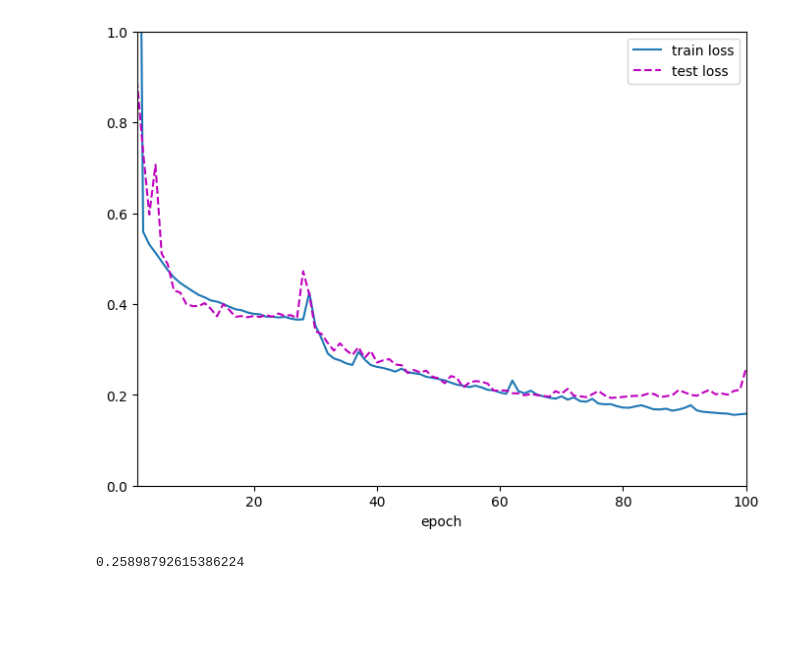
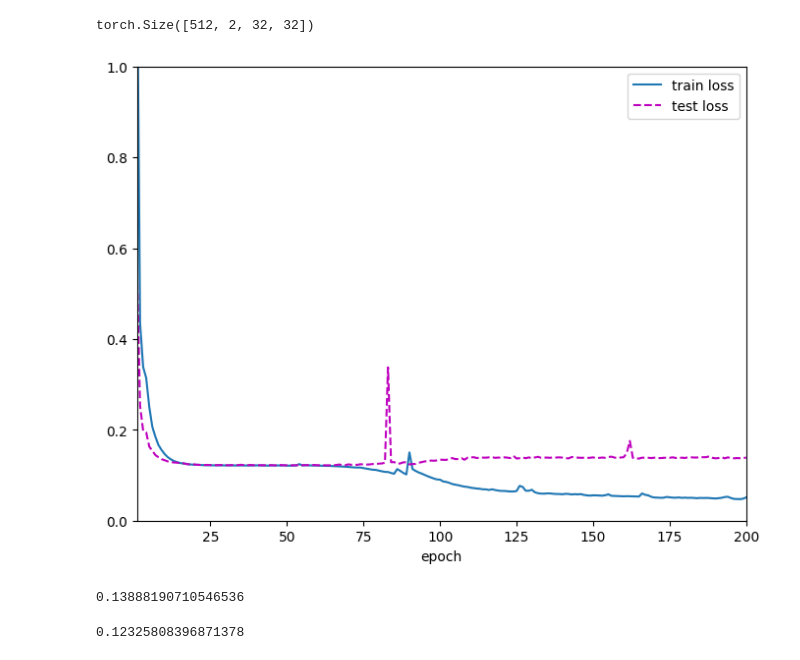
Before and after one commit to hukongyi/Gamma_Energy, a Jupyter notebook: AllSky_orginData/ues_VGG_torch.ipynb, the cells around one changed output. Drawn from its saved outputs; the diff is of its cells as text; code cells hidden in the pictures; blank space fills up the shorter version.

```diff
--- a/AllSky_orginData/ues_VGG_torch.ipynb
+++ b/AllSky_orginData/ues_VGG_torch.ipynb
@@ -43,6 +43,12 @@ MCdataset_test = MCDataset_log10energy(npdata_test)
 
 train_dataloader = DataLoader(MCdataset_train,batch_size=512,shuffle=True)
 test_dataloader = DataLoader(MCdataset_test,batch_size=512,shuffle=True)
+# %%
+for i in train_dataloader:
+    print(i[0].shape)
+    break
+# %% [output]
+torch.Size([512, 2, 32, 32])
 # %%
 def vgg_block(num_convs, in_channels, out_channels):
     layers = []
@@ -62,7 +68,7 @@ class NeuralNetworkVGG(nn.Module):
         self.Dropout = nn.Dropout(0.5)
 
         self.conv_blks = []
-        in_channels = 2
+        in_channels = 1
         conv_arch = ((1, 16), (1, 32), (2, 64), (2, 128), (2, 128))
         for num_convs, out_channels in conv_arch:
             self.conv_blks.append(vgg_block(num_convs, in_channels, out_channels))
@@ -75,10 +81,11 @@ class NeuralNetworkVGG(nn.Module):
         self.Seq = nn.Sequential(*self.conv_blks,self.flatten,self.linear1,self.ReLu,self.Dropout,self.linear2,self.ReLu,self.Dropout,self.linear3)
 
     def forward(self,Matrix,pred_log10energy):
+        # print(Matrix.shape)
         X = self.Seq(Matrix)
         pred_log10energy = pred_log10energy.view(-1,1)
         X = torch.cat([X,pred_log10energy],1)
-        print(X)
+        # print(X)
         X = self.linear4(X)
         return X.view(-1)
 # %%
@@ -96,7 +103,7 @@ def train(dataloader, net, loss_fn, optimizer):
         pred_log10energy,
         log10energy,
     ) in enumerate(dataloader):
-        Matrix, pred_log10energy, log10energy = Matrix.to(device), pred_log10energy.to(device), log10energy.to(device)
+        Matrix, pred_log10energy, log10energy = Matrix[:,0,:,:].reshape(-1,1,32,32).to(device), pred_log10energy.to(device), log10energy.to(device)
 
         pred = net(Matrix,pred_log10energy)
         pred_list.append(pred)
@@ -120,7 +127,7 @@ def test(dataloader, net, loss_fn):
         pred_log10energy,
         log10energy,
     ) in enumerate(dataloader):
-        Matrix, pred_log10energy, log10energy = Matrix.to(device), pred_log10energy.to(device), log10energy.to(device)
+        Matrix, pred_log10energy, log10energy = Matrix[:,0,:,:].reshape(-1,1,32,32).to(device), pred_log10energy.to(device), log10energy.to(device)
 
         pred = net(Matrix,pred_log10energy)
         pred_list.append(pred)
@@ -189,16 +196,36 @@ class Animator:
         display.display(self.fig)
         display.clear_output(wait=True)
 # %%
-num_epochs = 100
+num_epochs = 200
 animator = Animator(xlabel="epoch",xlim=[1,num_epochs],ylim=[0,1],legend=["train loss","test loss"])
 for epochs in range(num_epochs):
     root_mean_squared_error_train = train(train_dataloader, net, loss_fn, optimizer)
     root_mean_squared_error_test = test(test_dataloader, net, loss_fn)
     animator.add(epochs+1,[root_mean_squared_error_train,root_mean_squared_error_test])
     # print(epochs,f"{root_mean_squared_error_train:.3f}",f"{root_mean_squared_error_test:.3f}")
 # %% [output]
-[figure, old version]
+[figure, new version]
 # %%
 test(test_dataloader, net, loss_fn)
 # %% [output]
-0.25898792615386224
+0.13888190710546536
+# %%
+
+net.eval()
+pred_list = list()
+orgin_list = list()
+for batch, (
+    Matrix,
+    pred_log10energy,
+    log10energy,
+) in enumerate(test_dataloader):
+    Matrix, pred_log10energy, log10energy = Matrix.to(device), pred_log10energy.to(device), log10energy.to(device)
+
+    pred_list.append(pred_log10energy)
+    orgin_list.append(log10energy)
+pred_list = torch.cat(pred_list)
+orgin_list = torch.cat(orgin_list)
+root_mean_squared_error = np.sqrt(loss_fn(pred_list,orgin_list).item())
+print(root_mean_squared_error)
+# %% [output]
+0.12325808396871378
```
Also changed, not shown: 11 other files.
